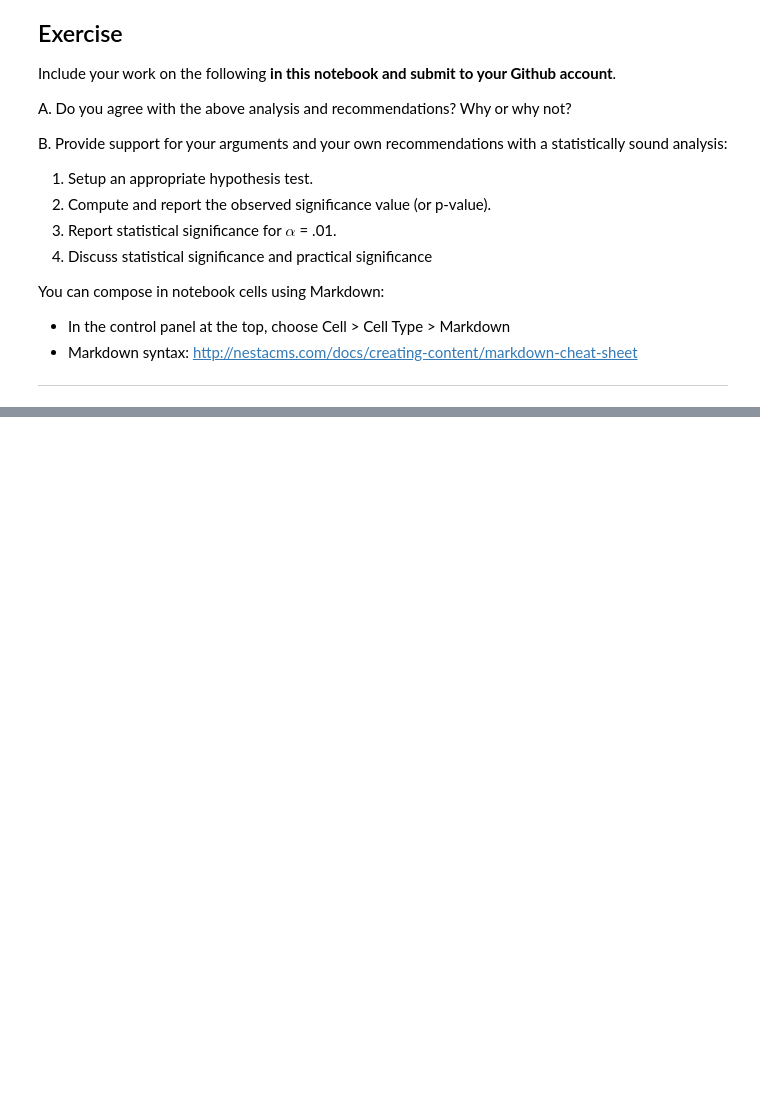
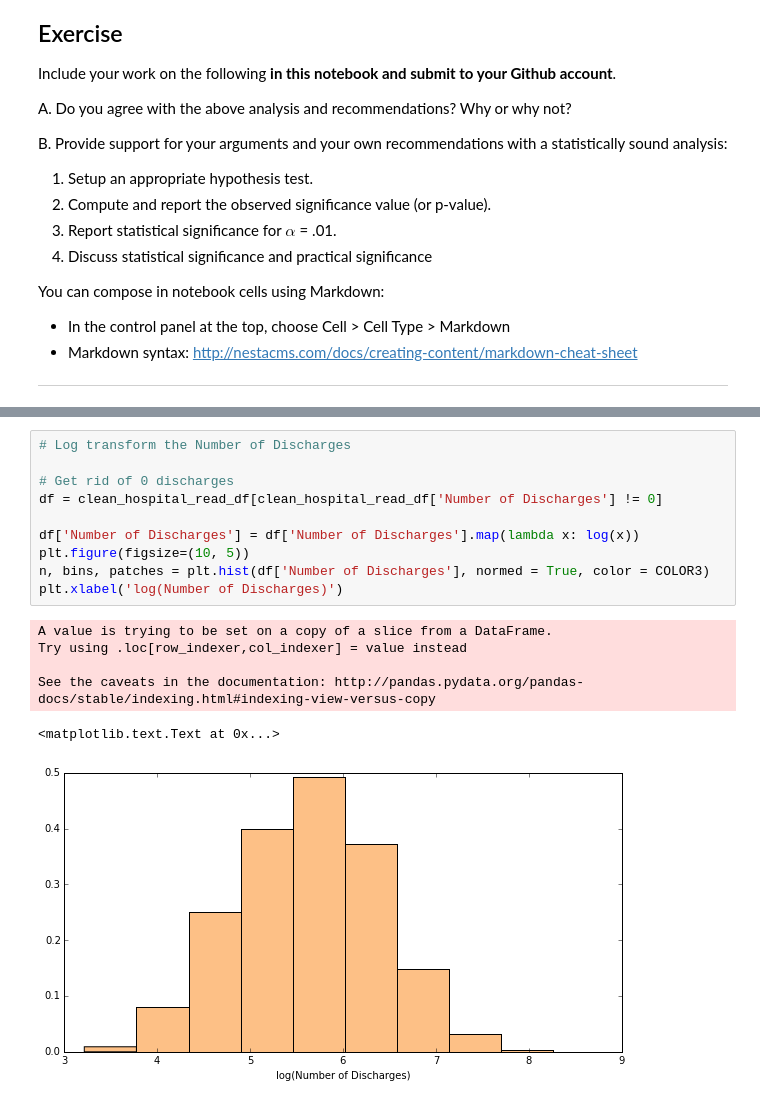
Before and after one commit to bartstonejjj/DataScienceIntensive, a Jupyter notebook: 52/statistics project 3/sliderule_dsi_inferential_statistics_exercise_3.ipynb, the cells around one changed output, grey strips where cells are left out. Saved outputs shown, nothing was run; the diff lists cells and outputs as text; blank space fills up the shorter version.

```diff
--- a/52/statistics project 3/sliderule_dsi_inferential_statistics_exercise_3.ipynb
+++ b/52/statistics project 3/sliderule_dsi_inferential_statistics_exercise_3.ipynb
@@ -169,0 +199,17 @@ Directives and incentives should be provided for consolidation of hospitals and
+# %%
+# Log transform the Number of Discharges
+
+# Get rid of 0 discharges
+df = clean_hospital_read_df[clean_hospital_read_df['Number of Discharges'] != 0]
+
+df['Number of Discharges'] = df['Number of Discharges'].map(lambda x: log(x))
+plt.figure(figsize=(10, 5))
+n, bins, patches = plt.hist(df['Number of Discharges'], normed = True, color = COLOR3)
+plt.xlabel('log(Number of Discharges)')
+# %% [output]
+A value is trying to be set on a copy of a slice from a DataFrame.
+Try using .loc[row_indexer,col_indexer] = value instead
+
+See the caveats in the documentation: http://pandas.pydata.org/pandas-docs/stable/indexing.html#indexing-view-versus-copy
+<matplotlib.text.Text at 0x...>
+[figure, added]
```
Also changed, not shown: parts of 33 cells of this notebook.
